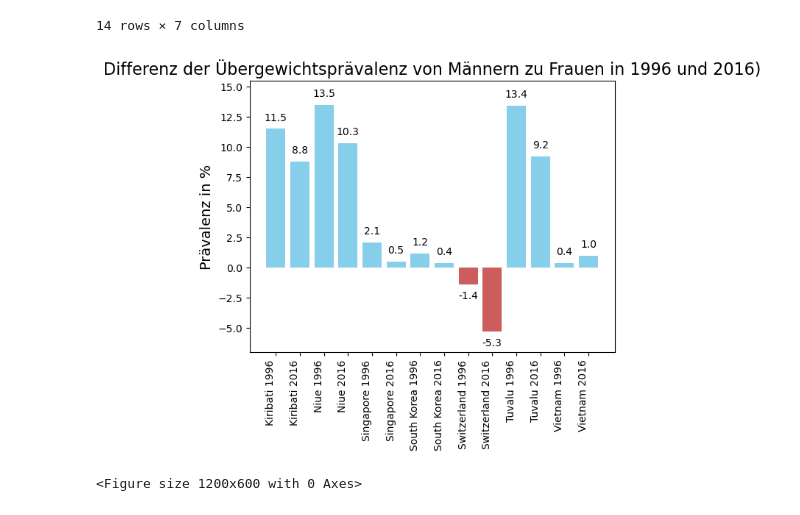
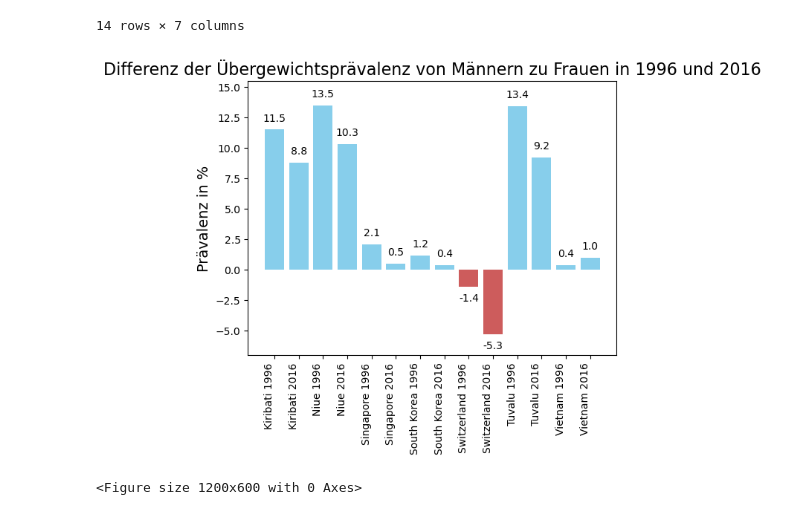
Before and after one commit to Hirnfresser/Leistungsnachweis_Phyton, a Jupyter notebook: Grundgerüst_Leistungsnachweis.ipynb, the cells around one changed output. Saved outputs shown, nothing was run; the diff lists cells and outputs as text; code cells hidden in the pictures.

```diff
--- a/Grundgerüst_Leistungsnachweis.ipynb
+++ b/Grundgerüst_Leistungsnachweis.ipynb
@@ -1091,21 +1096,21 @@ See the caveats in the documentation: https://pandas.pydata.org/pandas-docs/stab
 # %%
 colors = ['indianred' if val < 0 else 'skyblue' for val in df_gefiltert_Differenz_Mann_Frau['Differenz_von_Männern_zu_Frauen']]
 
 balken = plt.bar(df_gefiltert_Differenz_Mann_Frau['Land'] + ' ' + df_gefiltert_Differenz_Mann_Frau['Jahr'].astype(int).astype(str),
                df_gefiltert_Differenz_Mann_Frau['Differenz_von_Männern_zu_Frauen'], color=colors)
 
 for bar in balken:
     yval = bar.get_height()
     if yval < 0:
         plt.text(bar.get_x() + bar.get_width() / 2, yval - 0.5, round(yval, 2), ha='center', va='top', fontsize=10, color='black')
     else:
         plt.text(bar.get_x() + bar.get_width() / 2, yval + 0.5, round(yval, 2), ha='center', va='bottom', fontsize=10, color='black')
 
-plt.title('Differenz der Übergewichtsprävalenz von Männern zu Frauen in 1996 und 2016)', fontsize=16)
+plt.title('Differenz der Übergewichtsprävalenz von Männern zu Frauen in 1996 und 2016', fontsize=16)
 plt.ylabel('Prävalenz in %', fontsize=14)
 plt.xticks(rotation=90, ha='right')
 plt.ylim(-7, 15.5)
 plt.figure(figsize=(12, 6));
 # %% [output]
-[figure, old version]
+[figure, new version]
 <Figure size 1200x600 with 0 Axes>
```
Also changed, not shown: parts of 1 cell of this notebook.
